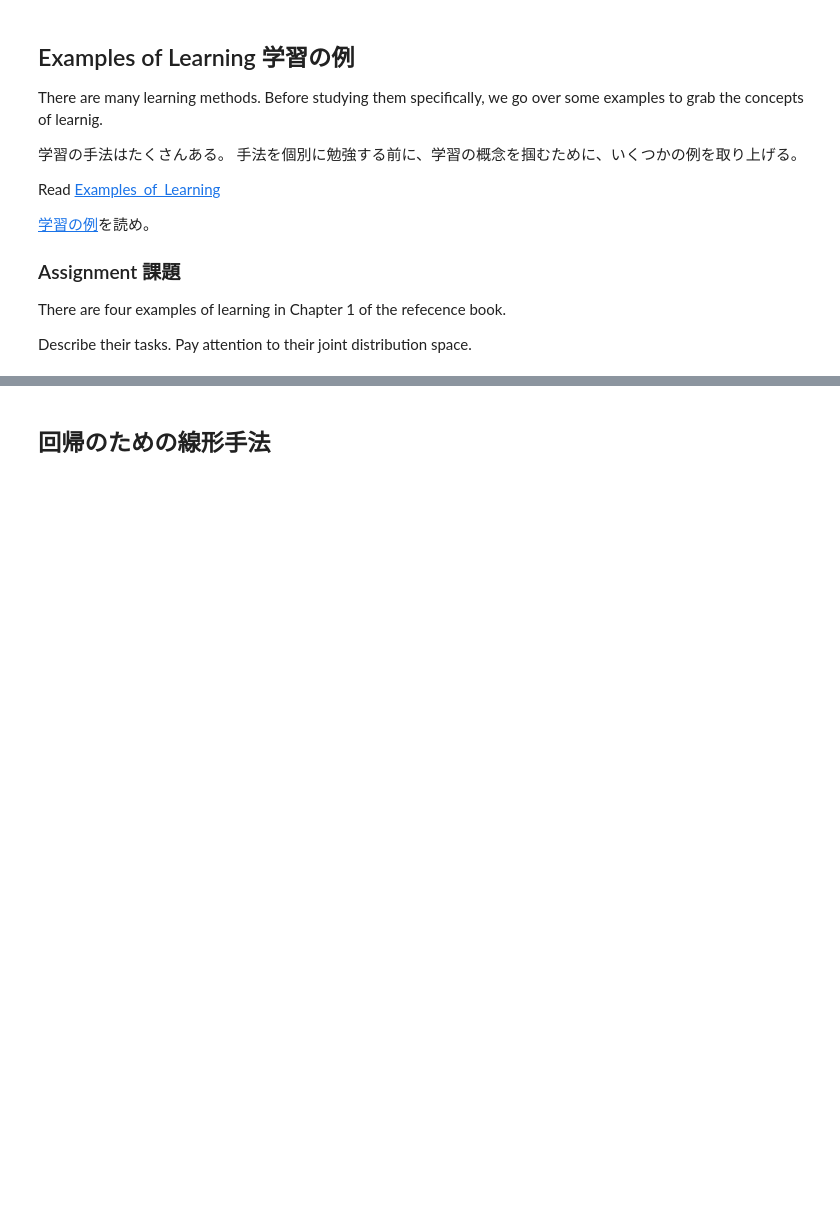
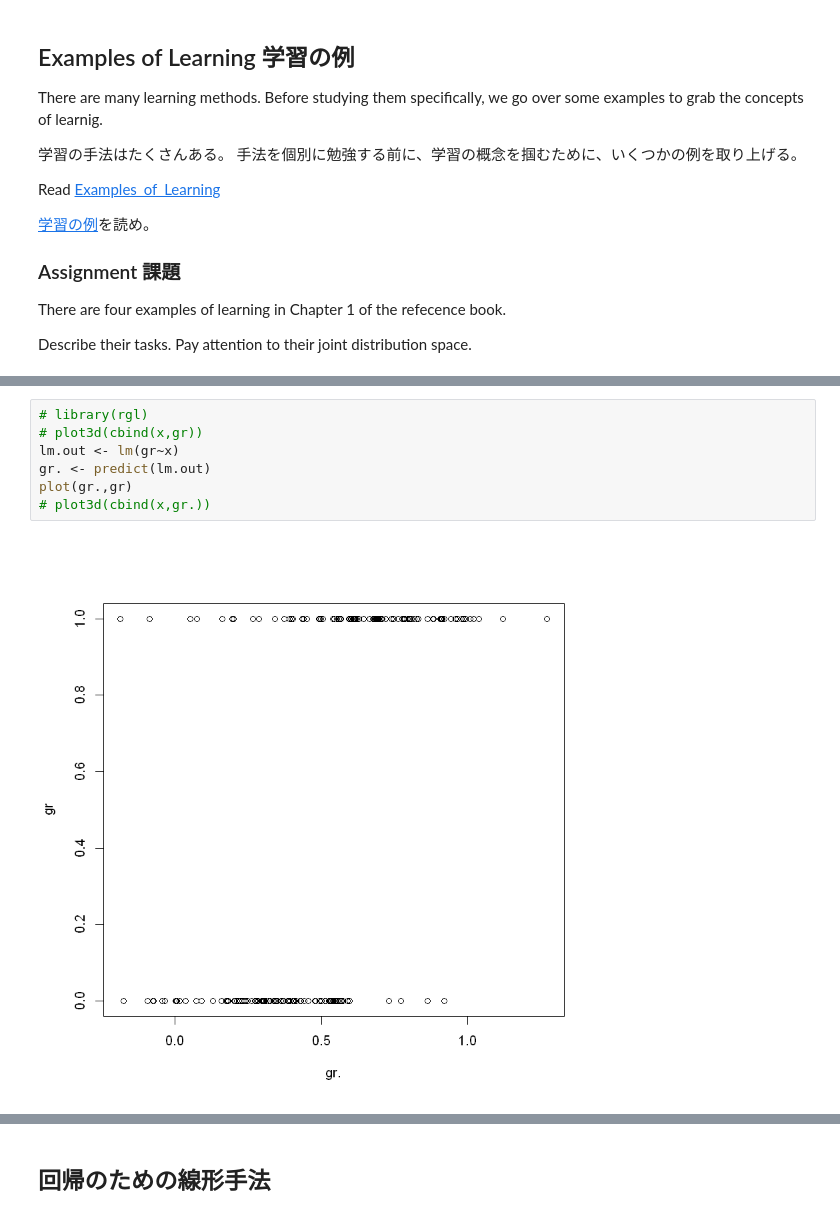
Before and after one commit to ryamada22/JD_lectures, a Jupyter notebook: strings/Statistical_Learning_Basics_A.ipynb, the cells around one changed output, grey strips where cells are left out. Cells and saved outputs as stored; diff of their text form; blank space fills up the shorter version.

```diff
--- a/strings/Statistical_Learning_Basics_A.ipynb
+++ b/strings/Statistical_Learning_Basics_A.ipynb
@@ -63,0 +88,9 @@ See [Parametric vs. Non-parametric](../cells/Parametric_vs_Nonparametric.ipynb)
+# %%
+# library(rgl)
+# plot3d(cbind(x,gr))
+lm.out <- lm(gr~x)
+gr. <- predict(lm.out)
+plot(gr.,gr)
+# plot3d(cbind(x,gr.))
+# %% [output]
+[figure, added]
```
Also changed, not shown: parts of 18 cells of this notebook, 1 other file.
